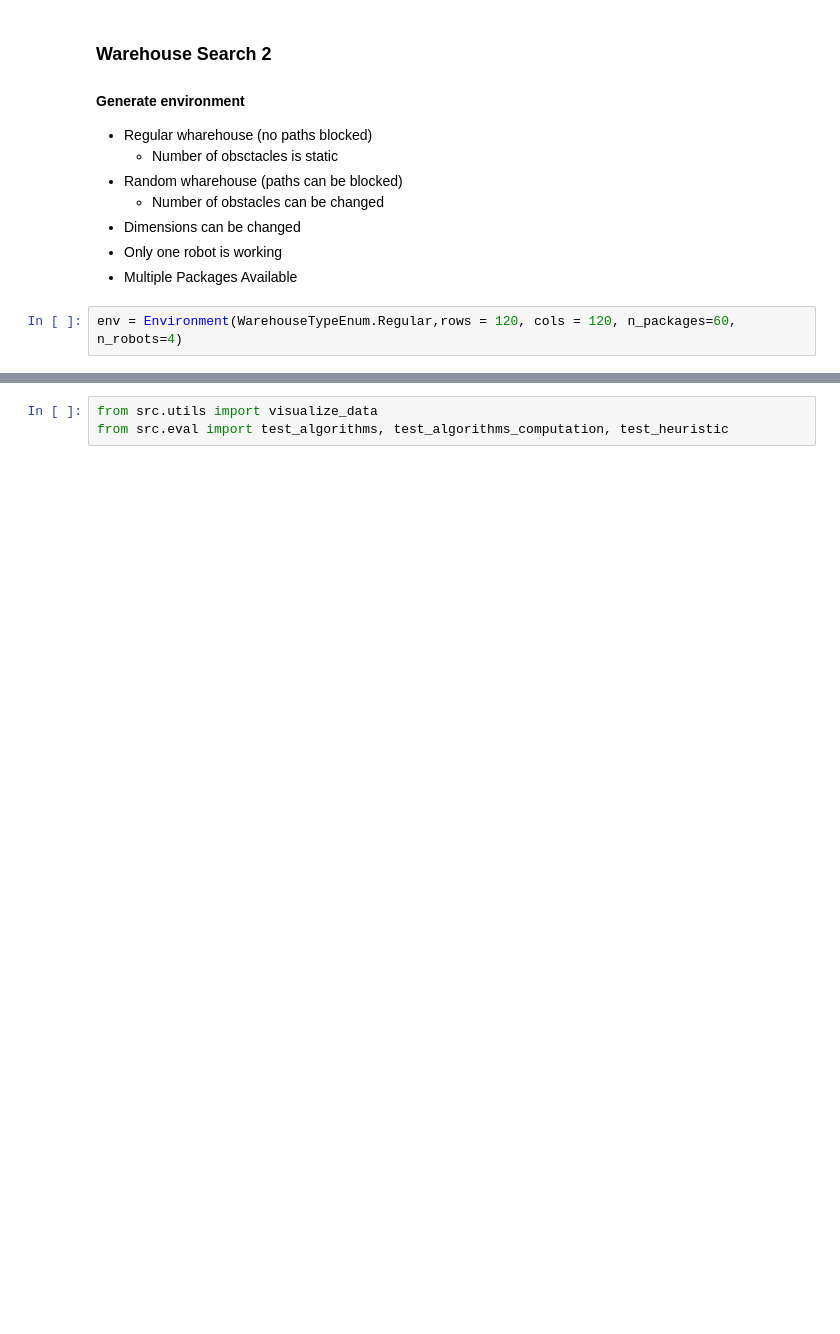
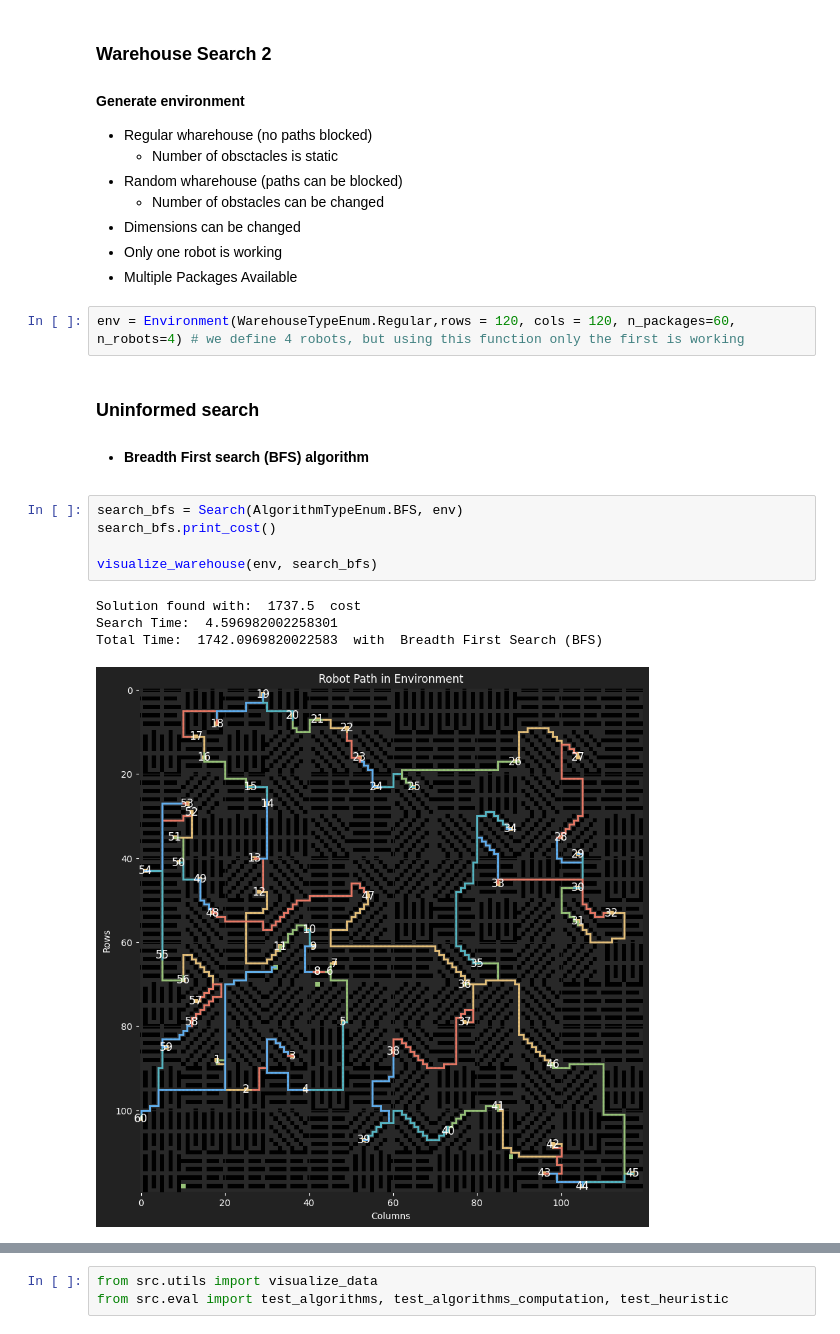
Before and after one commit to 0xdbff/AI, a Jupyter notebook: tp01.ipynb, the cells around one changed output, grey strips where cells are left out. Cells and saved outputs as stored; diff of their text form; blank space fills up the shorter version.

```diff
--- a/tp01.ipynb
+++ b/tp01.ipynb
@@ -89,4 +89,18 @@ Total Time:  172.0230097770691 seconds (assuming unit of time is second)  with
 - Only one robot is working
 - Multiple Packages Available
 # %%
-env = Environment(WarehouseTypeEnum.Regular,rows = 120, cols = 120, n_packages=60, n_robots=4)
+env = Environment(WarehouseTypeEnum.Regular,rows = 120, cols = 120, n_packages=60, n_robots=4) # we define 4 robots, but using this function only the first is working
+# %% [markdown]
+### Uninformed search
+
+- #### **Breadth First search (BFS) algorithm**
+# %%
+search_bfs = Search(AlgorithmTypeEnum.BFS, env)
+search_bfs.print_cost()
+
+visualize_warehouse(env, search_bfs)
+# %% [output]
+Solution found with:  1737.5  cost
+Search Time:  4.596982002258301
+Total Time:  1742.0969820022583  with  Breadth First Search (BFS)
+[figure, added]
```
Also changed, not shown: parts of 21 cells of this notebook, 1 other file.
